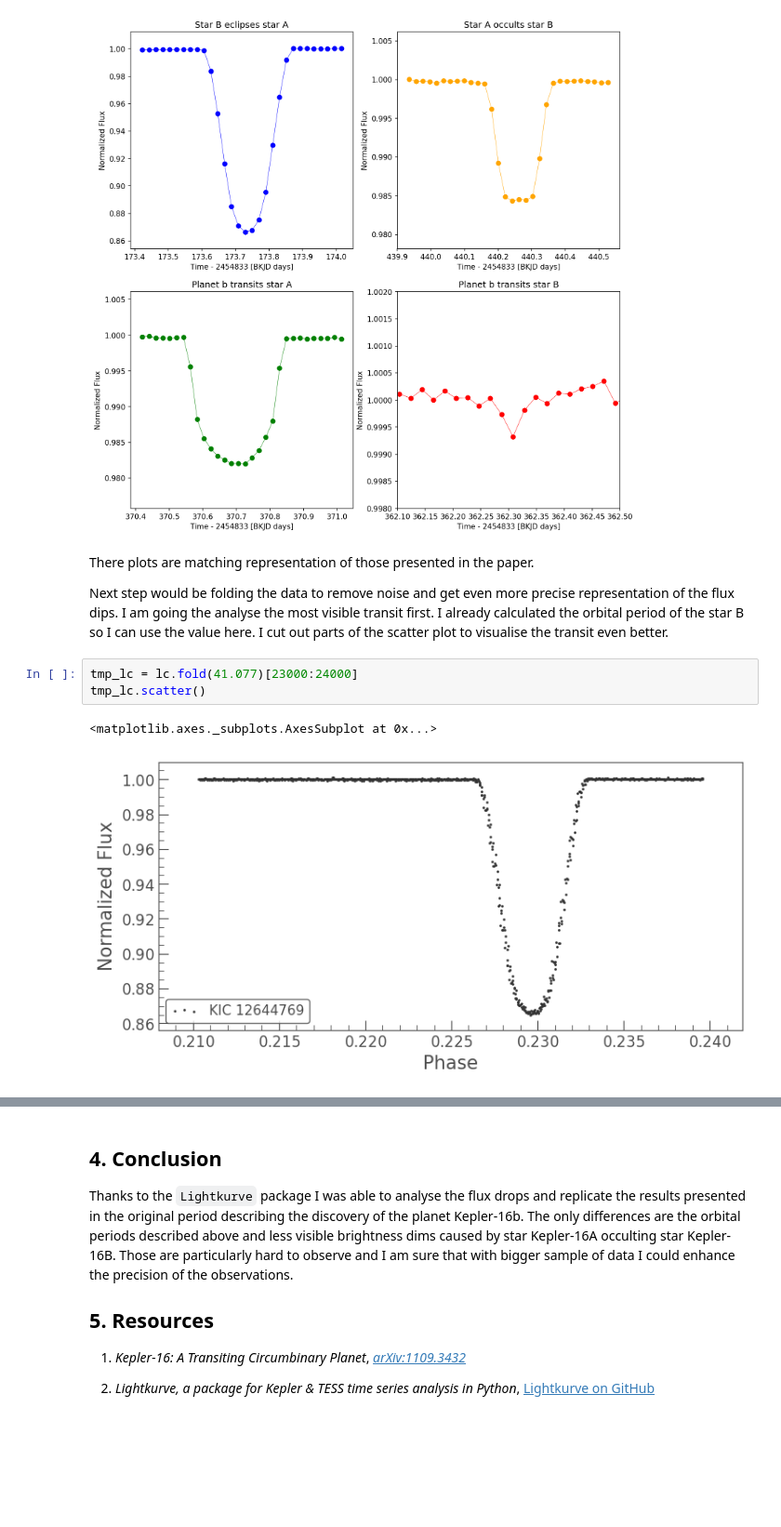
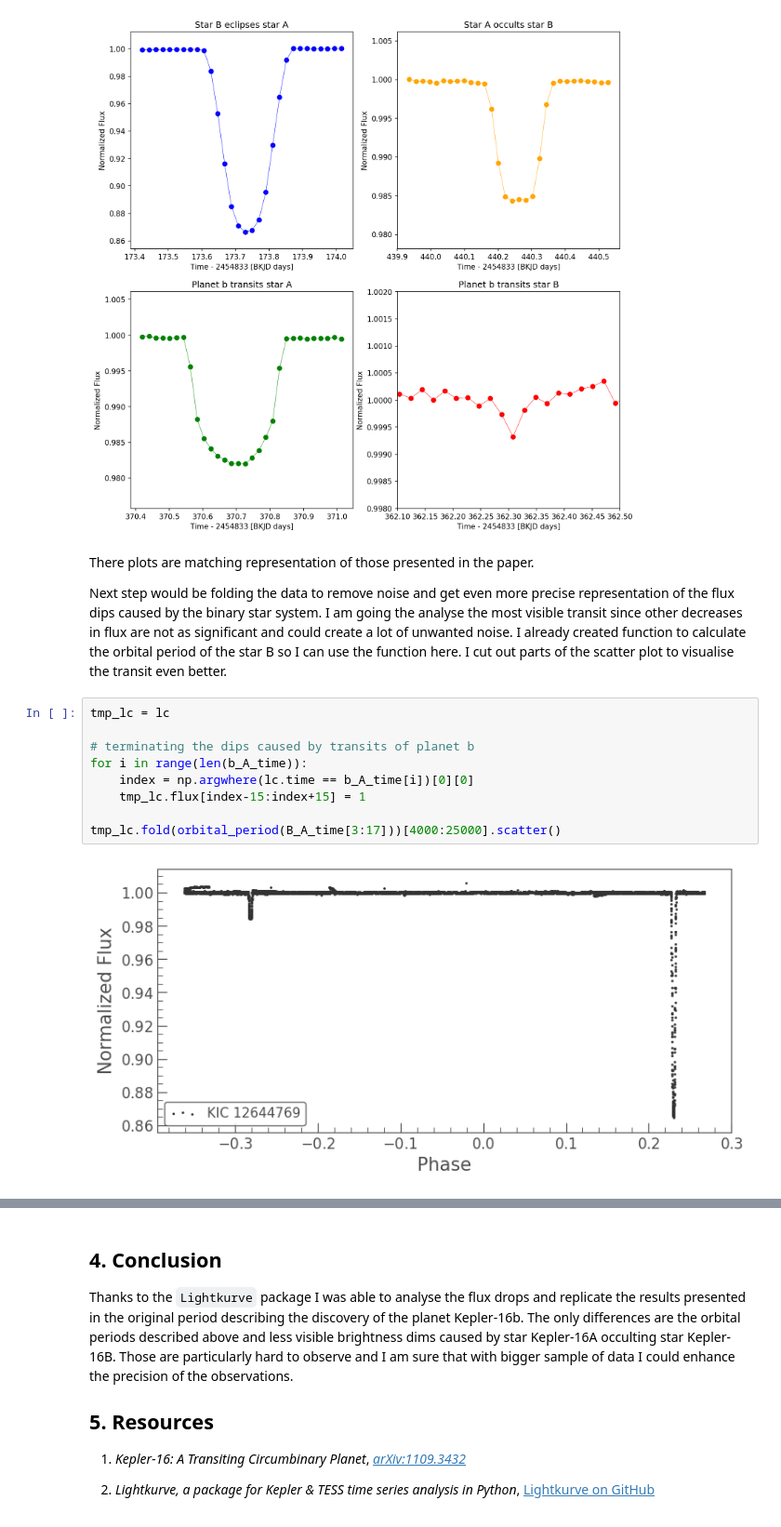
Before and after one commit to ctom2/kepler-analysis, a Jupyter notebook: Kepler-16_analysis.ipynb, the cells around one changed output, grey strips where cells are left out. Shown: that part at 93% size. Saved outputs shown, nothing was run; the diff lists cells and outputs as text; blank space fills up the shorter version.

```diff
--- a/Kepler-16_analysis.ipynb
+++ b/Kepler-16_analysis.ipynb
@@ -362,10 +361,15 @@ plt.show()
 # %% [markdown]
 There plots are matching representation of those presented in the paper.
 
-Next step would be folding the data to remove noise and get even more precise representation of the flux dips. I am going the analyse the most visible transit first. I already calculated the orbital period of the star B so I can use the value here. I cut out parts of the scatter plot to visualise the transit even better.
+Next step would be folding the data to remove noise and get even more precise representation of the flux dips caused by the binary star system. I am going the analyse the most visible transit since other decreases in flux are not as significant and could create a lot of unwanted noise. I already created function to calculate the orbital period of the star B so I can use the function here. I cut out parts of the scatter plot to visualise the transit even better.
-# %%
-tmp_lc = lc.fold(41.077)[23000:24000]
-tmp_lc.scatter()
-# %% [output]
-<matplotlib.axes._subplots.AxesSubplot at 0x...>
-[figure, removed]
+# %%
+tmp_lc = lc
+
+# terminating the dips caused by transits of planet b
+for i in range(len(b_A_time)):
+    index = np.argwhere(lc.time == b_A_time[i])[0][0]
+    tmp_lc.flux[index-15:index+15] = 1
+
+tmp_lc.fold(orbital_period(B_A_time[3:17]))[4000:25000].scatter()
+# %% [output]
+[figure, added]
```
Also changed, not shown: parts of 4 cells of this notebook.
